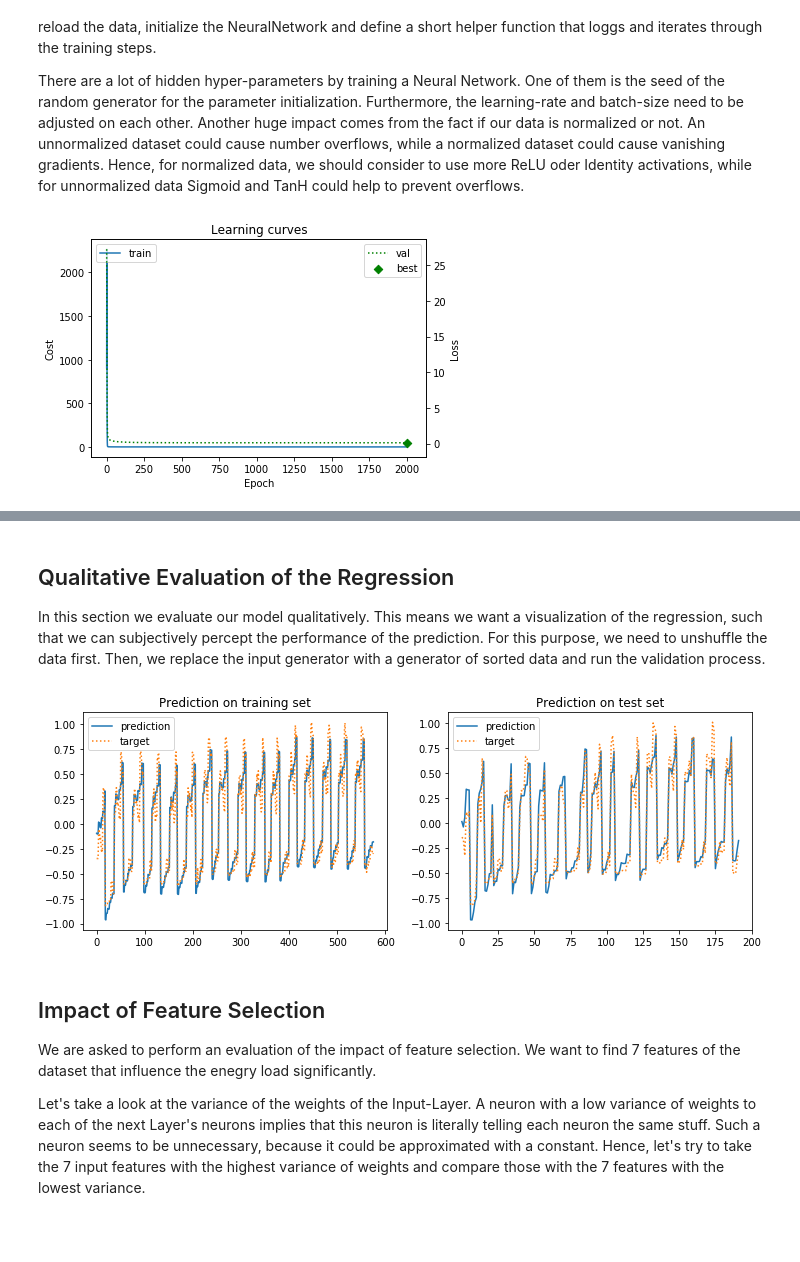
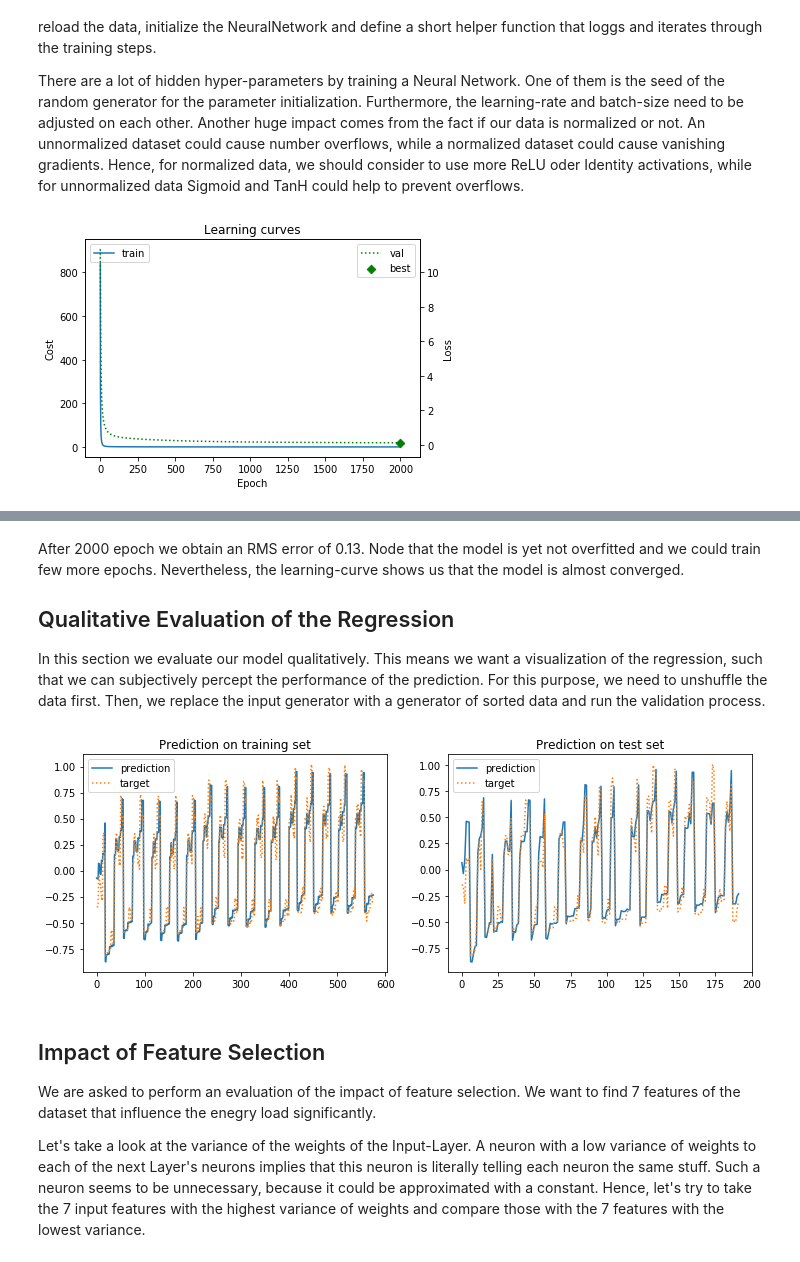
Before and after one commit to bugerry87/fcnn_scratch, a Jupyter notebook: NeuralNetwork.ipynb, the cells around one changed output, grey strips where cells are left out. Saved outputs shown, nothing was run; the diff lists cells and outputs as text; code cells hidden in the pictures; blank space fills up the shorter version.

```diff
--- a/NeuralNetwork.ipynb
+++ b/NeuralNetwork.ipynb
@@ -585,9 +587,7 @@ def unpack_EE_data():
     raw = np.genfromtxt('EnergyEfficiency_data.csv', skip_header=1, delimiter=',')
     N = raw.shape[0]
     data = np.zeros((N,17))
-    data[:,:3] = raw[:,:3]     #comp, surf, wall
-    data[:,3] = raw[:,3]       #roof
-    data[:,4] = raw[:,4]       #hight
+    data[:,:5] = raw[:,:5]     #comp, surf, wall, roof, hight
     data[:,5] = raw[:,5] == 2  #ori north
     data[:,6] = raw[:,5] == 3  #ori east
     data[:,7] = raw[:,5] == 4  #ori south
@@ -646,6 +646,21 @@ def gen_EE_data(data, epochs, batch_size=None, with_trails=False,
             yield X[:i], T[:i], e+1, step
 
 def split_data(data, N, split):
+    '''Shuffles and splits the data into a training and validation set.
+
+    Args:
+        data: The whole dataset.
+        N: The number of samples in the dataset.
+        split: The split ratio, a value between 0..1.
+
+    Returns:
+        train: The training set.
+        val: The validation set.
+        train_idx: The original position of each sample.
+            Use it to un-shuffle the training set.
+        val_idx: The original position of each sample.
+            Use it to un-shuffle the validation set.
+    '''
     shuffle = np.arange(N)
     np.random.shuffle(shuffle)
     split = int(N*split)
@@ -915,7 +930,7 @@ import numpy as np
 np.random.seed(1) #how about your lucky number?
 epochs = 2000
 batch_size = None #None for complete dataset
-lr = 1e-5
+lr = 1e-6
 lr_dec = 1e-15
 
 #reload data
@@ -929,6 +944,13 @@ data, _, _ = normalize_data(data, mean, var)
 nn = init_EE_network(epochs, batch_size)
 
 def run_training(nn, lr, lr_dec):
+    '''Trains a NeuralNetword without any visualizations.
+
+    Args:
+        nn: The Neural Network to be trained.
+        lr: The learning-rate applied onto the gradient update.
+        lr_dec: Decay of the learning-rate per epoch.
+    '''
     epoch = 0
     cost = 0
 
@@ -946,6 +968,22 @@ def run_training(nn, lr, lr_dec):
     pass
 
 def train_n_plot(nn, lr, lr_dec, checkpoint=None, every=None):
+    '''Trains a NeuralNetwork and plots the learning-curves.
+
+    Args:
+        nn: The Neural Network to be trained.
+        lr: The learning-rate applied onto the gradient update.
+        lr_dec: Decay of the learning-rate per epoch.
+        checkpoint: A file/path name prefix where the checkpoints to be stored at.
+            (default) None = No checkpoints will be stored.
+        every: Store a checkpoint for every X epoch.
+            Requires the parameter 'checkpoint'
+            (default) None = Only the best result will be stored.
+
+    Returns:
+        best_epoch: The number of the epoch with the best loss.
+        best_loss: The loss-value (score) of the best model.
+    '''
     training = []
     validation = []
     best_loss = None
@@ -959,31 +997,31 @@ def train_n_plot(nn, lr, lr_dec, checkpoint=None, every=None):
             best_epoch = epoch
             dump(nn, nn.model)
         if checkpoint:
             save(nn.model, '{}_best.pkl'.format(checkpoint))
         if checkpoint and every and not epoch % every:
             model = dict.fromkeys(nn.model.keys(), [])
             dump(nn, model)
             save(model, '{}_{}.pkl'.format(checkpoint, epoch))
 
     ax_l = plt.figure().subplots(1)
     ax_l.plot(range(nn.epoch), training, label='train')
     ax_l.set_xlabel("Epoch")
     ax_l.set_ylabel("Cost")
 
     ax_r = ax_l.twinx()
     ax_r.plot(range(nn.epoch), validation, 'g:', label='val')
     ax_r.scatter(best_epoch, best_loss, color='g', marker='D', zorder=3, label='best')
     ax_r.set_ylabel("Loss")
 
     ax_l.legend(loc=2)
     ax_r.legend()
 
     plt.title("Learning curves")
     plt.show()
     print("Best Epoch:", best_epoch, "with a Loss of:", best_loss)
     return best_epoch, best_loss
 
 #test
 _, best_model = train_n_plot(nn, lr, lr_dec, "checkpointEE")
 # %% [output]
-[figure, old version]
+[figure, new version]
@@ -991,4 +1029,8 @@ Best Epoch: 2000 with a Loss of: 0.11473891245736514
 # %% [markdown]
+After 2000 epoch we obtain an RMS error of 0.13.
+Node that the model is yet not overfitted and we could train few more epochs.
+Nevertheless, the learning-curve shows us that the model is almost converged.
+
 ## Qualitative Evaluation of the Regression
 
 In this section we evaluate our model qualitatively.
@@ -999,8 +1041,8 @@ Then, we replace the input generator with a generator of sorted data
 and run the validation process.
 # %%
 def plot_prediction(nn, features=[i for i in range(15)], labels=[-2, -1]):
-    '''
-    Unshuffles the data and runs two validations.
+    '''Unshuffles the data and runs two validations.
+
     First, for the training set.
     Second, for the validation set.
     Plots the two results as a line-chart
@@ -1043,7 +1085,7 @@ def plot_prediction(nn, features=[i for i in range(15)], labels=[-2, -1]):
 assign(nn.model, nn) #regenerate the best model
 plot_prediction(nn)
 # %% [output]
-[figure, old version]
+[figure, new version]
 # %% [markdown]
 ## Impact of Feature Selection
 
```
Also changed, not shown: parts of 23 cells of this notebook.
